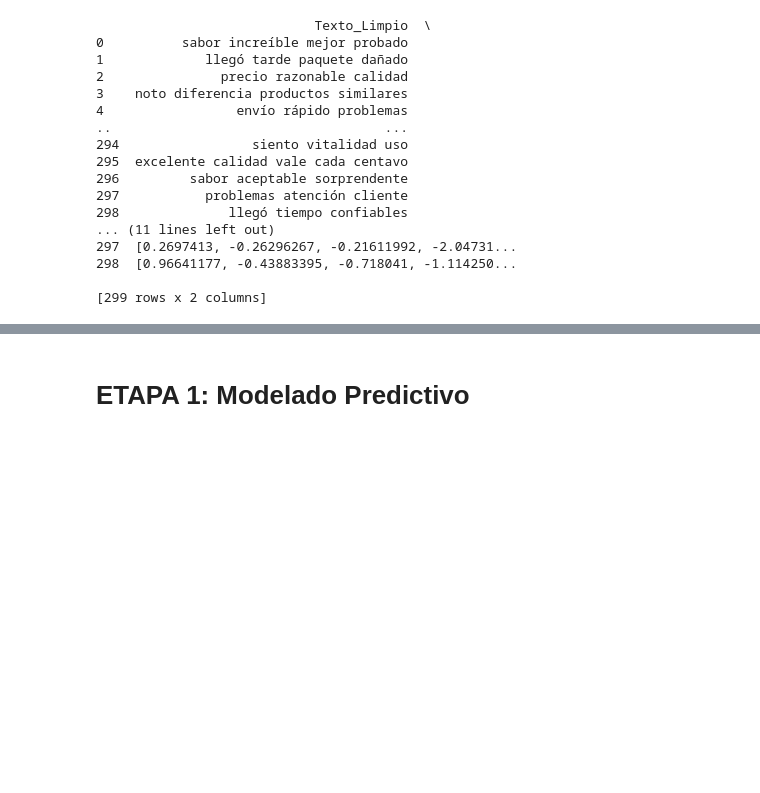
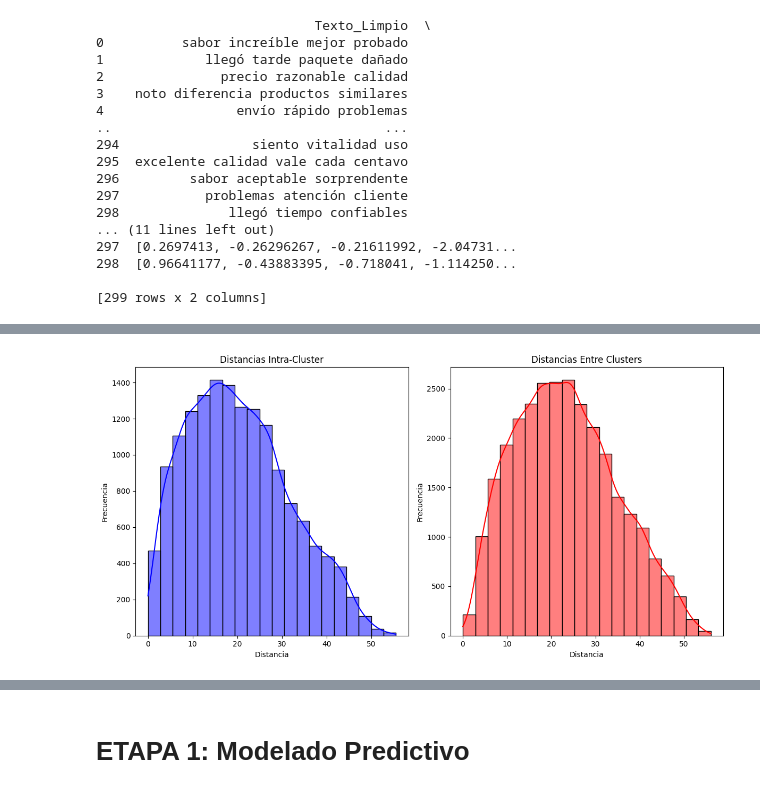
Before and after one commit to Dantelarroy/suplements-chatbot, a Jupyter notebook: Supplements_chatbot.ipynb, the cells around one changed output, grey strips where cells are left out. Cells and saved outputs as stored; diff of their text form; code cells hidden in the pictures; blank space fills up the shorter version.

```diff
--- a/Supplements_chatbot.ipynb
+++ b/Supplements_chatbot.ipynb
@@ -622,0 +646,40 @@ plt.show()
+# %%
+# Creo una matriz de distancias entre todos los puntos
+distance_matrix = pairwise_distances(embeddings_2d)
+
+# Crear máscaras para distancias intra-cluster y entre clusters
+intra_distances = []
+inter_distances = []
+
+# Se itera sobre las distancias y dependiendo si pertenece al mismo cluster o a diferentes clusters se agregan a dicha lista.
+for i, label_i in enumerate(labels):
+    for j, label_j in enumerate(labels):
+        if i < j:  # Evitar duplicar cálculos
+        # Si los puntos pertenecen al mismo cluster se agregan a la lista intra
+            if label_i == label_j:
+                intra_distances.append(distance_matrix[i, j])
+        # Sino se agregan a la lista inter
+            else:
+                inter_distances.append(distance_matrix[i, j])
+
+# Visualizar histogramas
+plt.figure(figsize=(12, 6))
+
+# Histogramas de distancias intra-cluster
+plt.subplot(1, 2, 1)
+sns.histplot(intra_distances, kde=True, color='blue', bins=20)
+plt.title('Distancias Intra-Cluster')
+plt.xlabel('Distancia')
+plt.ylabel('Frecuencia')
+
+# Histogramas de distancias entre clusters
+plt.subplot(1, 2, 2)
+sns.histplot(inter_distances, kde=True, color='red', bins=20)
+plt.title('Distancias Entre Clusters')
+plt.xlabel('Distancia')
+plt.ylabel('Frecuencia')
+
+plt.tight_layout()
+plt.show()
+# %% [output]
+[figure, added]
```
Also changed, not shown: parts of 14 cells of this notebook.
